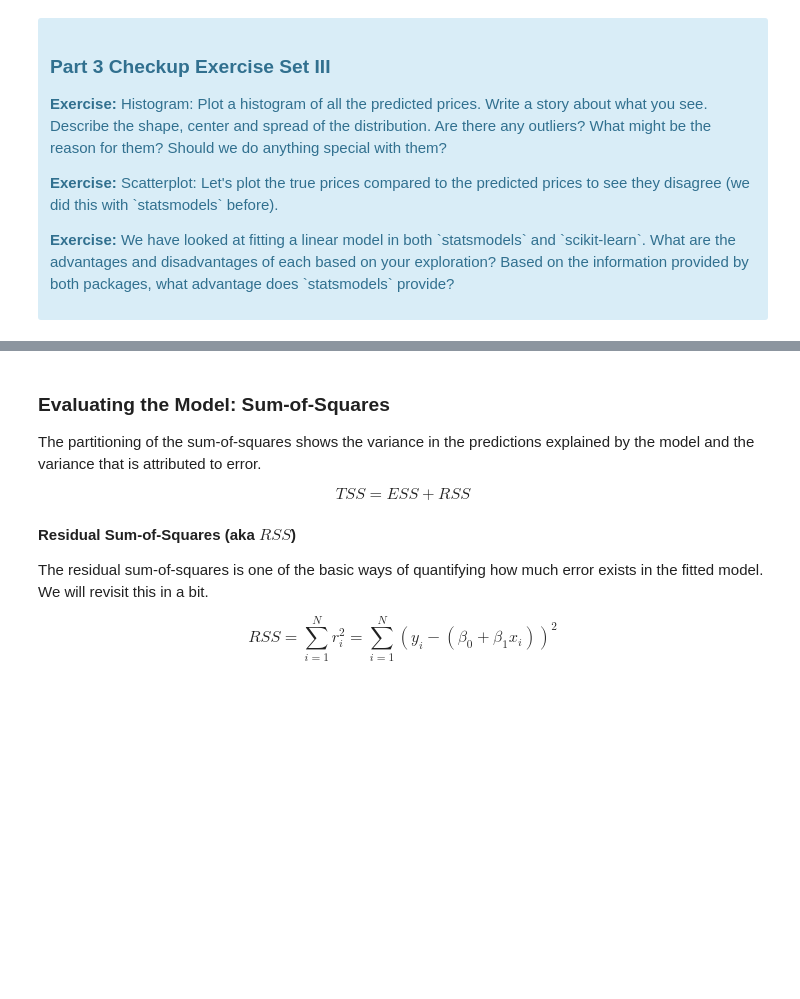
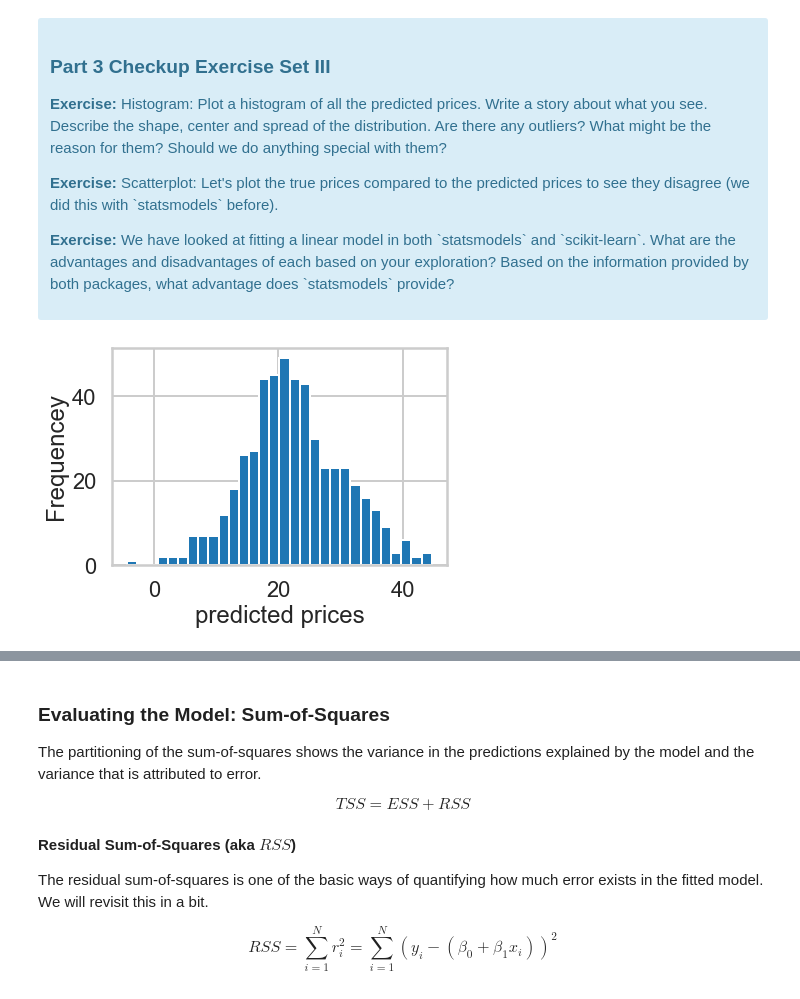
Before and after one commit to jel476/LinearRegression-Assigment-Springboard, a Jupyter notebook: linear_regression/Mini_Project_Linear_Regression.ipynb, the cells around one changed output, grey strips where cells are left out. Drawn from its saved outputs; the diff is of its cells as text; code cells hidden in the pictures; blank space fills up the shorter version.

```diff
--- a/linear_regression/Mini_Project_Linear_Regression.ipynb
+++ b/linear_regression/Mini_Project_Linear_Regression.ipynb
@@ -583,3 +585,10 @@ lm.predict(X)[0:5]
 </div>
 # %%
 # your turn
+# %%
+plt.hist(lm.predict(X), bins=30)
+plt.xlabel("predicted prices")
+plt.ylabel("Frequencey")
+plt.show()
+# %% [output]
+[figure, added]
```
Also changed, not shown: parts of 24 cells of this notebook.
